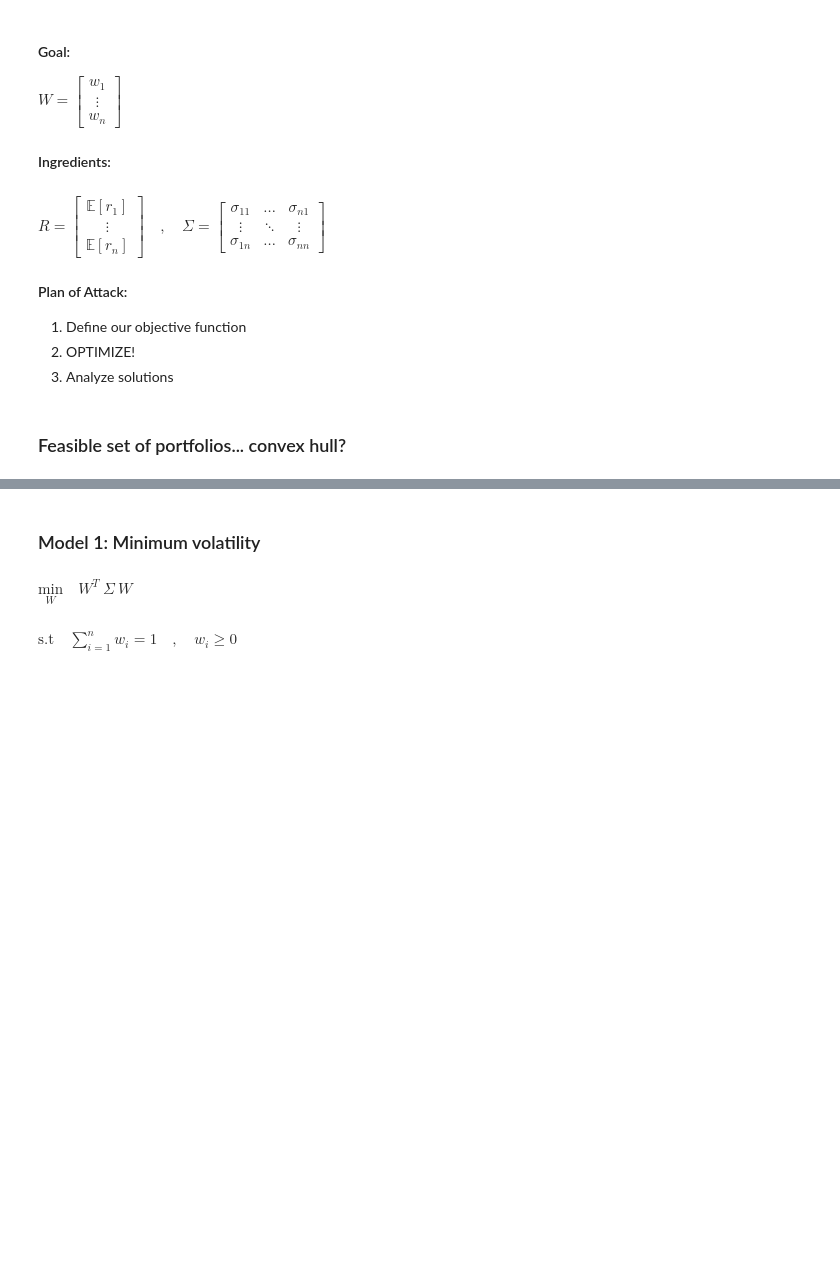
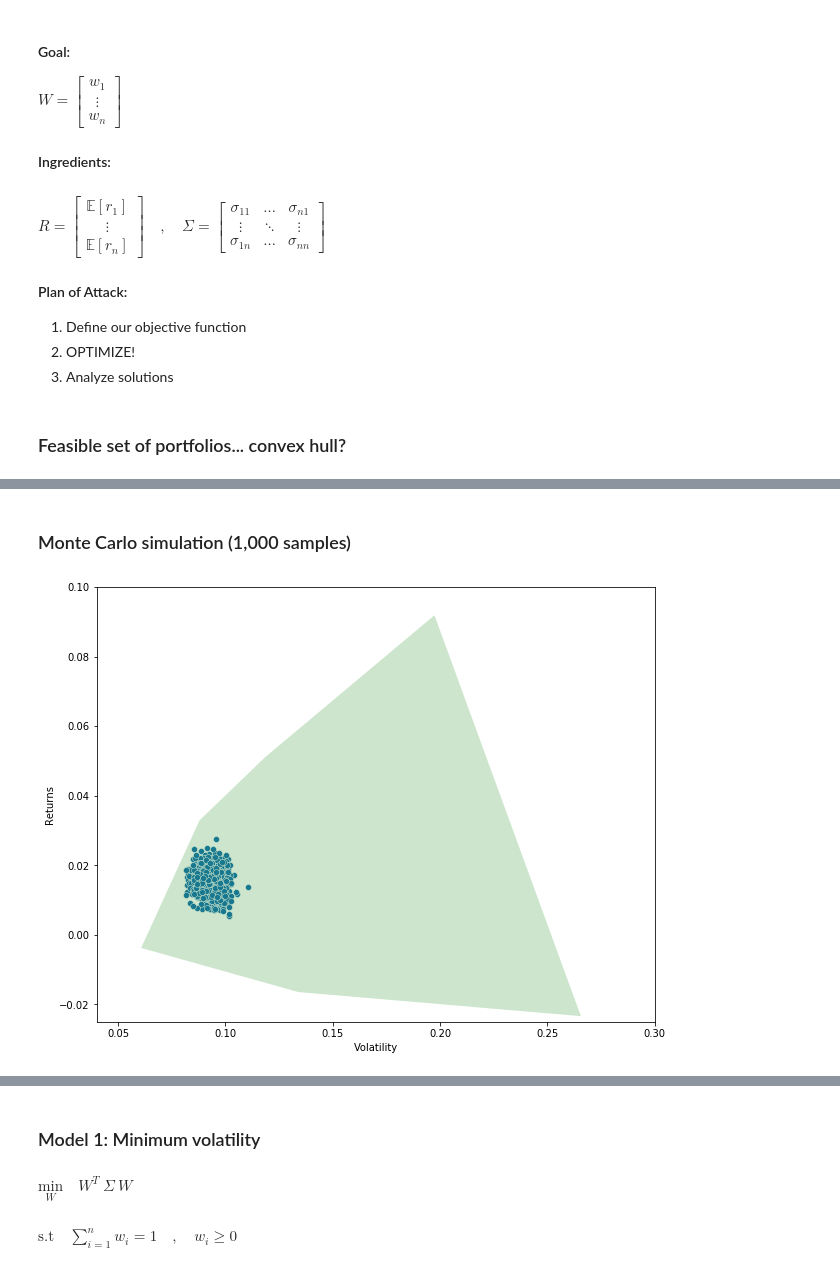
Before and after one commit to patohdzs/getting-them-stonks, a Jupyter notebook: stonks.ipynb, the cells around one changed output, grey strips where cells are left out. Saved outputs shown, nothing was run; the diff lists cells and outputs as text; code cells hidden in the pictures; blank space fills up the shorter version.

```diff
--- a/stonks.ipynb
+++ b/stonks.ipynb
@@ -220,0 +233,35 @@ dtype: float64
+# %% [markdown]
+### Monte Carlo simulation (1,000 samples)
+# %%
+# Monte Carlo simultions of different portfolios
+
+p_ret = [] # Define an empty array for portfolio returns
+p_vol = [] # Define an empty array for portfolio volatilities
+num_portfolios = 1000
+
+for portfolio in range(num_portfolios):
+    weights = np.random.rand(n)
+    weights = weights/np.sum(weights)
+
+    ret = (ex_returns.to_numpy())@weights
+    vol =  (weights@cov_returns@weights)**0.5
+    p_ret.append(ret)
+    p_vol.append(vol)
+simulations = {'Returns':p_ret, 'Volatility':p_vol}
+
+
+simulated_portfolios  = pd.DataFrame(simulations)
+
+f, axs = plt.subplots(figsize=(10, 8))
+sns.scatterplot(data= simulated_portfolios,
+                x = 'Volatility',
+                y='Returns',
+                ax=axs)
+
+plt.gca().add_patch(Polygon(k*(np.array(pts)- cent) + cent,
+                            facecolor=color, alpha=0.2))
+axs.set(xlim = (0.04, 0.3))
+axs.set(ylim = (-0.025, 0.1))
+plt.show()
+# %% [output]
+[figure, added]
```
Also changed, not shown: parts of 14 cells of this notebook, 1 other file.
